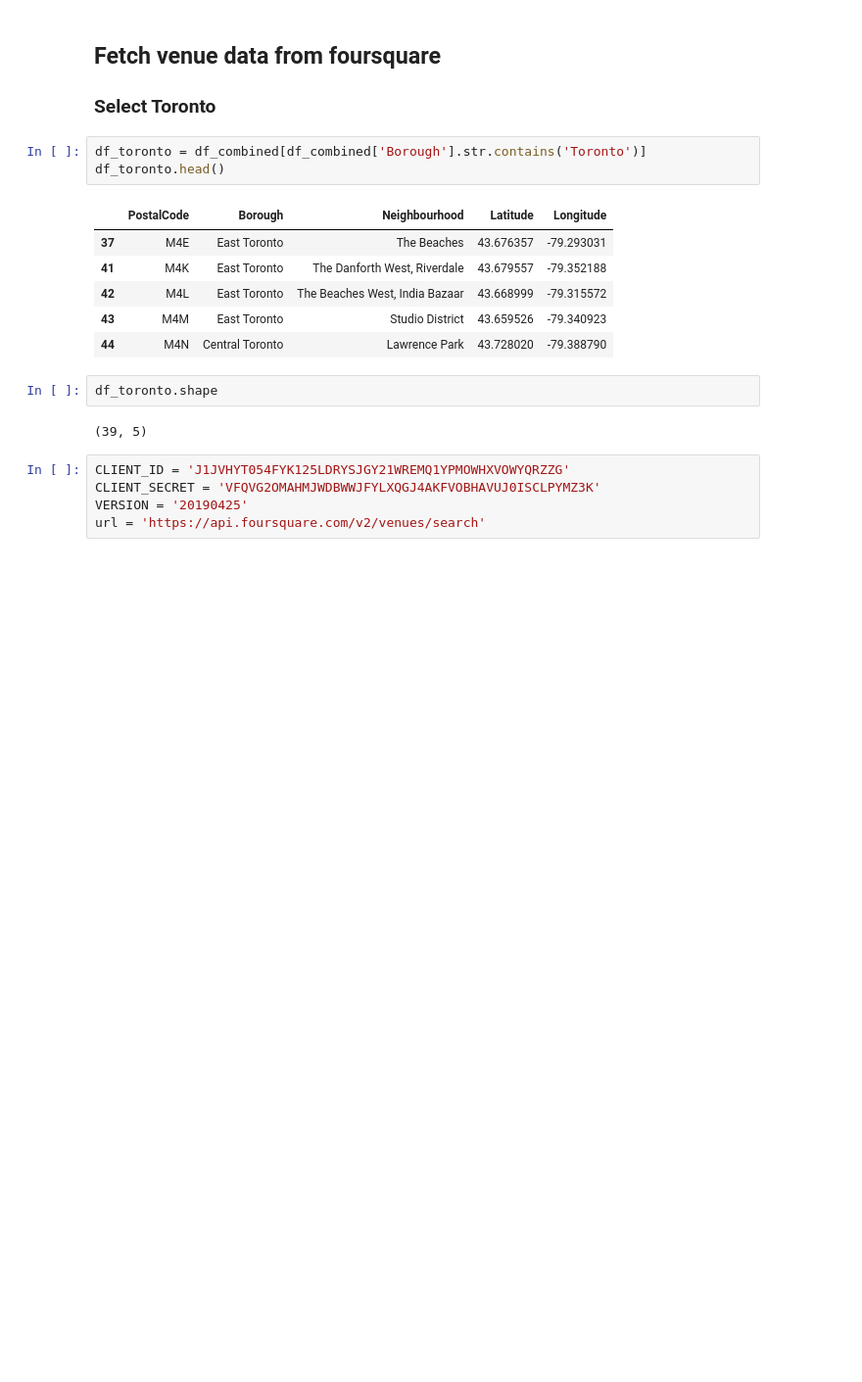
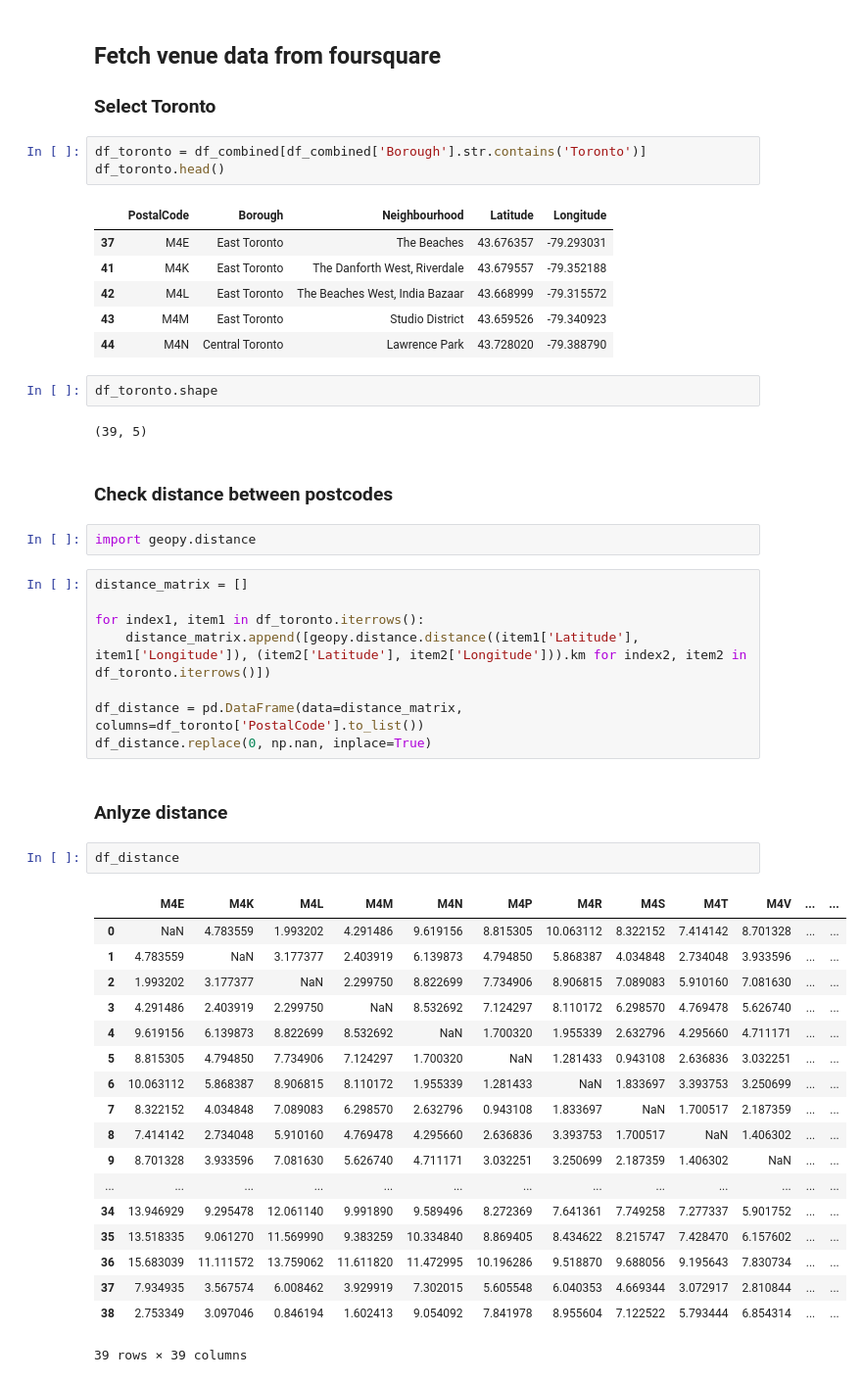
Before and after one commit to mark-locatechs/Coursera_Capstone, a Jupyter notebook: week3_toronto.ipynb, the cells around one changed output. Shown at 98% size. Saved outputs shown, nothing was run; the diff lists cells and outputs as text; blank space fills up the shorter version.

```diff
--- a/week3_toronto.ipynb
+++ b/week3_toronto.ipynb
@@ -109,8 +112,38 @@ df_toronto.head()
 df_toronto.shape
 # %% [output]
 (39, 5)
-# %%
-CLIENT_ID = 'J1JVHYT054FYK125LDRYSJGY21WREMQ1YPMOWHXVOWYQRZZG'
-CLIENT_SECRET = 'VFQVG2OMAHMJWDBWWJFYLXQGJ4AKFVOBHAVUJ0ISCLPYMZ3K'
-VERSION = '20190425'
-url = 'https://api.foursquare.com/v2/venues/search'
+# %% [markdown]
+### Check distance between postcodes
+# %%
+import geopy.distance
+# %%
+distance_matrix = []
+
+for index1, item1 in df_toronto.iterrows():
+    distance_matrix.append([geopy.distance.distance((item1['Latitude'], item1['Longitude']), (item2['Latitude'], item2['Longitude'])).km for index2, item2 in df_toronto.iterrows()])
+
+df_distance = pd.DataFrame(data=distance_matrix, columns=df_toronto['PostalCode'].to_list())
+df_distance.replace(0, np.nan, inplace=True)
+# %% [markdown]
+###  Anlyze distance
+# %%
+df_distance
+# %% [output]
+|  | M4E | M4K | M4L | M4M | M4N | M4P | M4R | M4S | M4T | M4V | ... | ... |
+| 0 | NaN | 4.783559 | 1.993202 | 4.291486 | 9.619156 | 8.815305 | 10.063112 | 8.322152 | 7.414142 | 8.701328 | ... | ... |
+| 1 | 4.783559 | NaN | 3.177377 | 2.403919 | 6.139873 | 4.794850 | 5.868387 | 4.034848 | 2.734048 | 3.933596 | ... | ... |
+| 2 | 1.993202 | 3.177377 | NaN | 2.299750 | 8.822699 | 7.734906 | 8.906815 | 7.089083 | 5.910160 | 7.081630 | ... | ... |
+| 3 | 4.291486 | 2.403919 | 2.299750 | NaN | 8.532692 | 7.124297 | 8.110172 | 6.298570 | 4.769478 | 5.626740 | ... | ... |
+| 4 | 9.619156 | 6.139873 | 8.822699 | 8.532692 | NaN | 1.700320 | 1.955339 | 2.632796 | 4.295660 | 4.711171 | ... | ... |
+| 5 | 8.815305 | 4.794850 | 7.734906 | 7.124297 | 1.700320 | NaN | 1.281433 | 0.943108 | 2.636836 | 3.032251 | ... | ... |
+| 6 | 10.063112 | 5.868387 | 8.906815 | 8.110172 | 1.955339 | 1.281433 | NaN | 1.833697 | 3.393753 | 3.250699 | ... | ... |
+| 7 | 8.322152 | 4.034848 | 7.089083 | 6.298570 | 2.632796 | 0.943108 | 1.833697 | NaN | 1.700517 | 2.187359 | ... | ... |
+| 8 | 7.414142 | 2.734048 | 5.910160 | 4.769478 | 4.295660 | 2.636836 | 3.393753 | 1.700517 | NaN | 1.406302 | ... | ... |
+| 9 | 8.701328 | 3.933596 | 7.081630 | 5.626740 | 4.711171 | 3.032251 | 3.250699 | 2.187359 | 1.406302 | NaN | ... | ... |
+| ... | ... | ... | ... | ... | ... | ... | ... | ... | ... | ... | ... | ... |
+| 34 | 13.946929 | 9.295478 | 12.061140 | 9.991890 | 9.589496 | 8.272369 | 7.641361 | 7.749258 | 7.277337 | 5.901752 | ... | ... |
+| 35 | 13.518335 | 9.061270 | 11.569990 | 9.383259 | 10.334840 | 8.869405 | 8.434622 | 8.215747 | 7.428470 | 6.157602 | ... | ... |
+| 36 | 15.683039 | 11.111572 | 13.759062 | 11.611820 | 11.472995 | 10.196286 | 9.518870 | 9.688056 | 9.195643 | 7.830734 | ... | ... |
+| 37 | 7.934935 | 3.567574 | 6.008462 | 3.929919 | 7.302015 | 5.605548 | 6.040353 | 4.669344 | 3.072917 | 2.810844 | ... | ... |
+| 38 | 2.753349 | 3.097046 | 0.846194 | 1.602413 | 9.054092 | 7.841978 | 8.955604 | 7.122522 | 5.793444 | 6.854314 | ... | ... |
+39 rows × 39 columns
```
Also changed, not shown: parts of 25 cells of this notebook.
